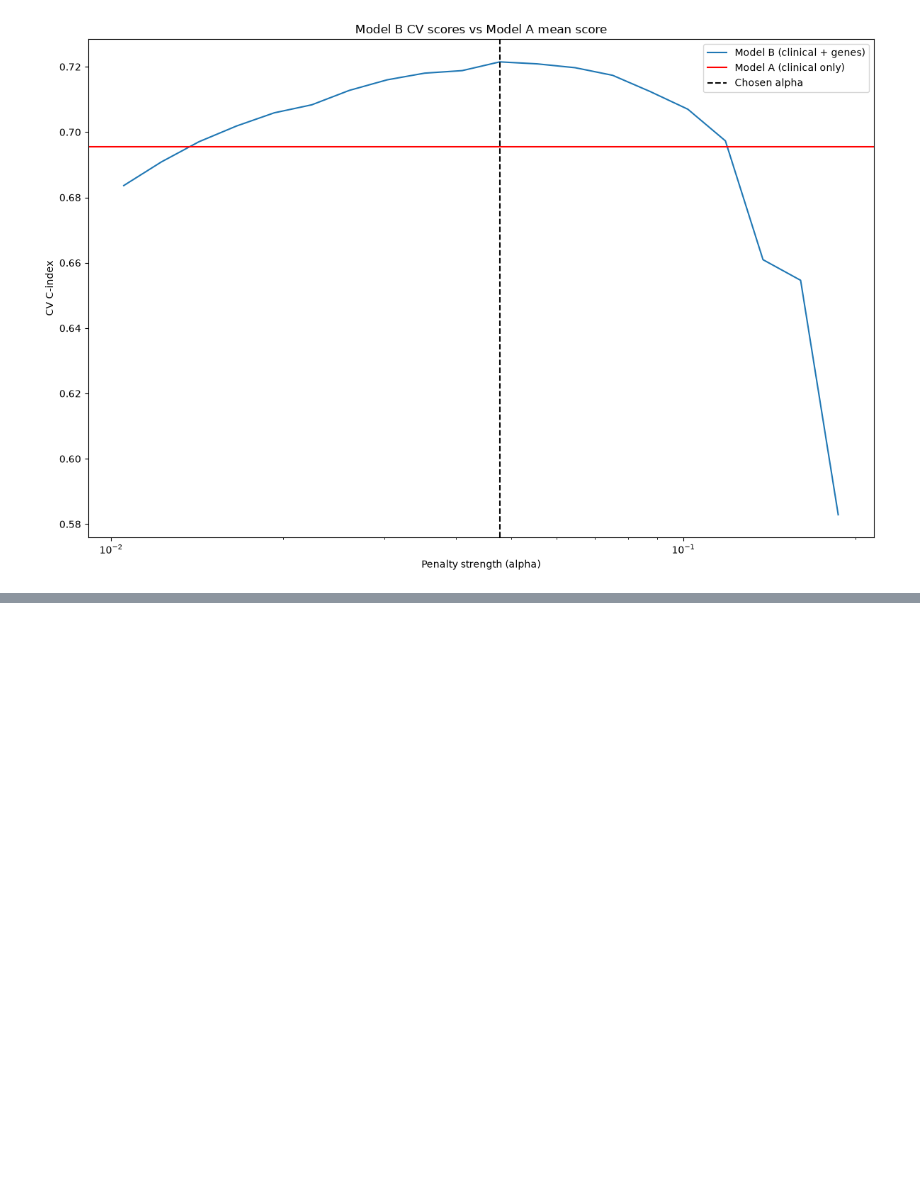
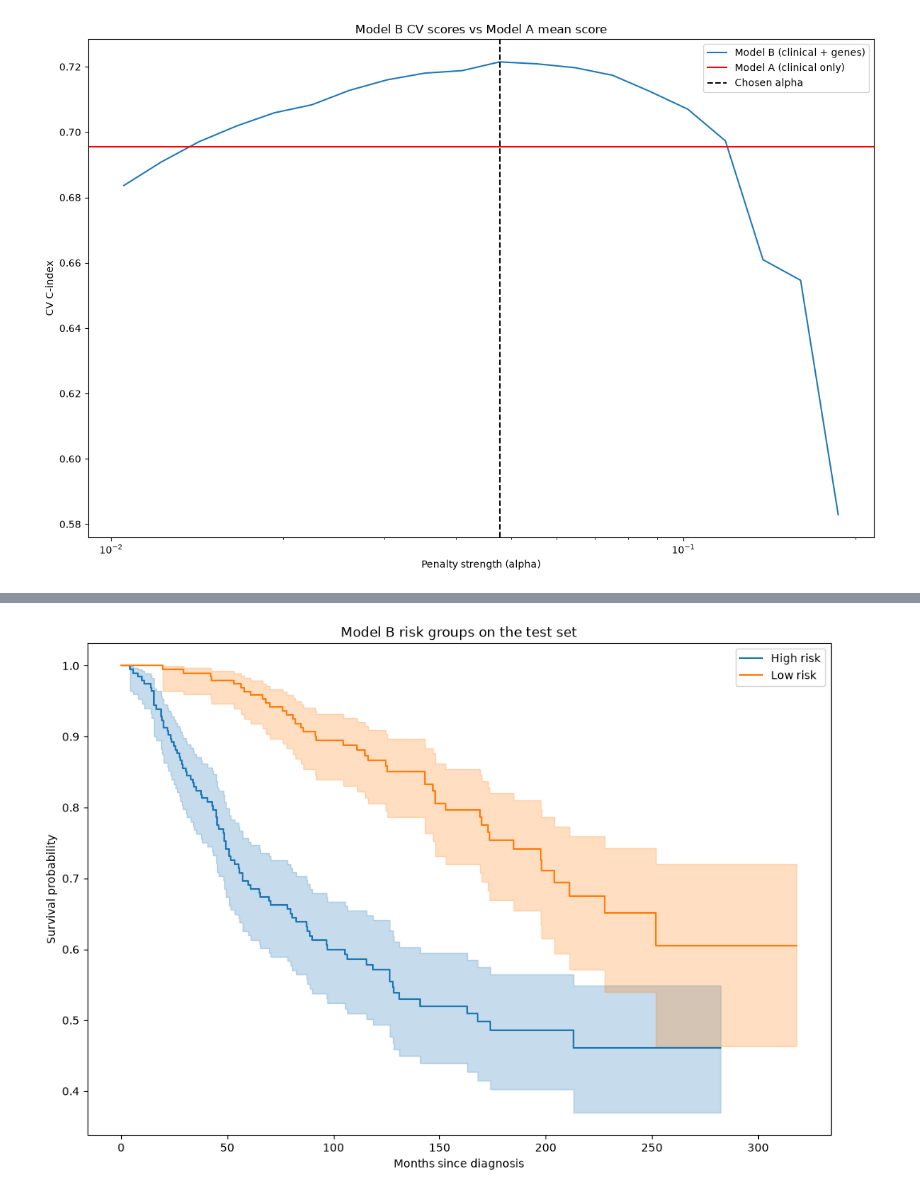
Before and after one commit to cankale/metabric-survival, a Jupyter notebook: src/04_cox_models.ipynb, the cells around one changed output, grey strips where cells are left out. Drawn from its saved outputs; the diff is of its cells as text; code cells hidden in the pictures; blank space fills up the shorter version.

Commit message:
feat: evaluate model B on test set, analyse kept genes and risk groups

```diff
--- a/src/04_cox_models.ipynb
+++ b/src/04_cox_models.ipynb
@@ -357,0 +414,22 @@ plt.show()
+# %%
+risk_scores = gs.predict(Xb_test)
+median_mask = risk_scores > np.median(risk_scores)
+
+kmf_high_fitter = KaplanMeierFitter()
+kmf_low_fitter = KaplanMeierFitter()
+
+kmf_high = kmf_high_fitter.fit(yb_test['time'][median_mask], yb_test['event'][median_mask], label='High risk')
+kmf_low = kmf_low_fitter.fit(yb_test['time'][~median_mask], yb_test['event'][~median_mask], label='Low risk')
+
+fig, ax = plt.subplots(figsize=(12,8))
+
+kmf_high.plot(ax=ax)
+kmf_low.plot(ax=ax)
+
+ax.set_title('Model B risk groups on the test set')
+ax.set_xlabel('Months since diagnosis')
+ax.set_ylabel('Survival probability')
+fig.savefig('../reports/figures/km_risk_groups_model_b.png', dpi=150, bbox_inches='tight')
+plt.show()
+# %% [output]
+[figure, added]
```
Also changed, not shown: parts of 8 cells of this notebook, 1 other file.
